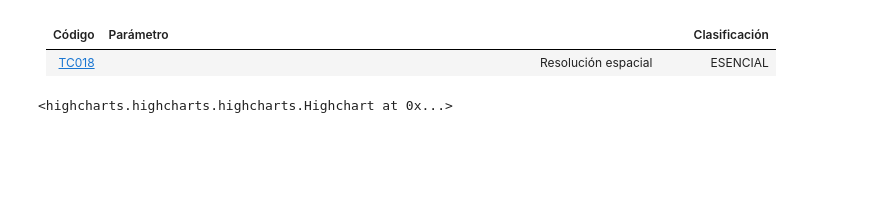
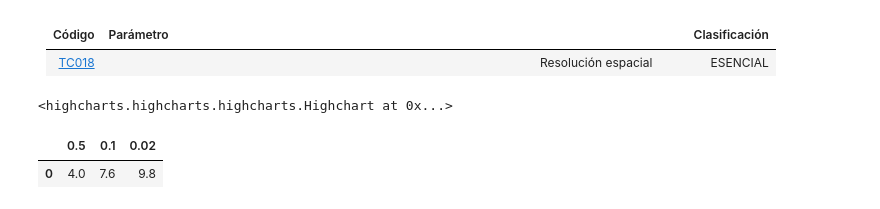
Before and after one commit to spr-lleida-ics/CTBook, a Jupyter notebook: CT018.ipynb, the cells around one changed output. Cells and saved outputs as stored; diff of their text form; code cells hidden in the pictures; blank space fills up the shorter version.

```diff
--- a/CT018.ipynb
+++ b/CT018.ipynb
@@ -191,3 +204,6 @@ TC018_OverResolution = 0.1
 TC018_MaxAngle = 6
 TC018_StepAngle = 0.5
 TC018_Angles = [0, 30, 60, 90, 120, 150, 180]
+# %%
+for i in uploader.value.keys():
+    print(i)
@@ -194 +225,9 @@ TC018_Angles = [0, 30, 60, 90, 120, 150, 180]
+# %%
+def LoadDicomFiles(X):
+    output=[]
+    for dicom in X.value.keys():
+        output.append(dcmread(DicomBytesIO(uploader.value[dicom]['content'])))
+    return output
+# %%
+TC018_image=LoadDicomFiles(uploader)
 # %%
@@ -196,5 +235,5 @@ files=glob2.glob("data/*.dcm",recursive=False)
 # %%
-TC018_image = [dc.read_file(A) for A in files]
+#TC018_image = [dc.read_file(A) for A in files]
 # %% [markdown]
 | Código| Parámetro&nbsp;&nbsp;&nbsp;&nbsp;&nbsp;&nbsp;&nbsp;&nbsp;&nbsp;&nbsp;&nbsp;&nbsp;&nbsp;&nbsp;&nbsp;&nbsp;&nbsp;&nbsp;&nbsp;&nbsp;&nbsp;&nbsp;&nbsp;&nbsp;&nbsp;&nbsp;&nbsp;&nbsp;&nbsp;&nbsp;&nbsp;&nbsp;&nbsp;&nbsp;&nbsp;&nbsp;&nbsp;&nbsp;&nbsp;&nbsp;&nbsp;&nbsp;&nbsp;&nbsp;&nbsp;&nbsp;&nbsp;&nbsp;&nbsp;&nbsp;&nbsp;&nbsp;&nbsp;&nbsp;&nbsp;&nbsp;&nbsp;&nbsp;&nbsp;&nbsp;&nbsp;&nbsp;&nbsp;&nbsp;&nbsp;&nbsp;&nbsp;&nbsp;&nbsp;&nbsp;&nbsp;&nbsp;&nbsp;&nbsp;&nbsp;&nbsp;&nbsp;&nbsp;&nbsp;&nbsp;&nbsp;&nbsp;&nbsp;&nbsp;&nbsp;&nbsp;&nbsp;&nbsp;&nbsp;&nbsp;&nbsp;&nbsp;&nbsp;&nbsp;&nbsp;&nbsp;&nbsp;&nbsp;&nbsp;&nbsp;&nbsp;&nbsp;&nbsp;&nbsp;&nbsp;&nbsp;&nbsp;&nbsp;&nbsp;&nbsp;&nbsp;&nbsp;&nbsp;&nbsp;&nbsp;&nbsp;&nbsp;&nbsp;&nbsp;&nbsp;&nbsp;&nbsp;&nbsp;&nbsp;&nbsp;&nbsp;&nbsp;&nbsp;&nbsp;&nbsp;&nbsp;&nbsp;&nbsp;&nbsp;&nbsp;&nbsp;&nbsp;&nbsp;&nbsp;&nbsp;&nbsp;&nbsp;&nbsp;&nbsp;&nbsp;&nbsp;&nbsp;&nbsp;&nbsp;&nbsp;&nbsp;&nbsp;&nbsp;&nbsp;&nbsp;&nbsp;&nbsp;&nbsp;&nbsp;&nbsp; | &nbsp;&nbsp;&nbsp;&nbsp;&nbsp;&nbsp;&nbsp;&nbsp;&nbsp;Clasificación
 | :- |:- | :-
@@ -540,0 +578,5 @@ TC018_H.save_file('MTF')
+# %%
+pd.DataFrame([[TC018_SemaforosX[0],TC018_SemaforosX[1],TC018_SemaforosX[2]]],columns=['0.5','0.1','0.02'])
+# %% [output]
+|  | 0.5 | 0.1 | 0.02 |
+| 0 | 4.0 | 7.6 | 9.8 |
```
Also changed, not shown: parts of 7 cells of this notebook.
